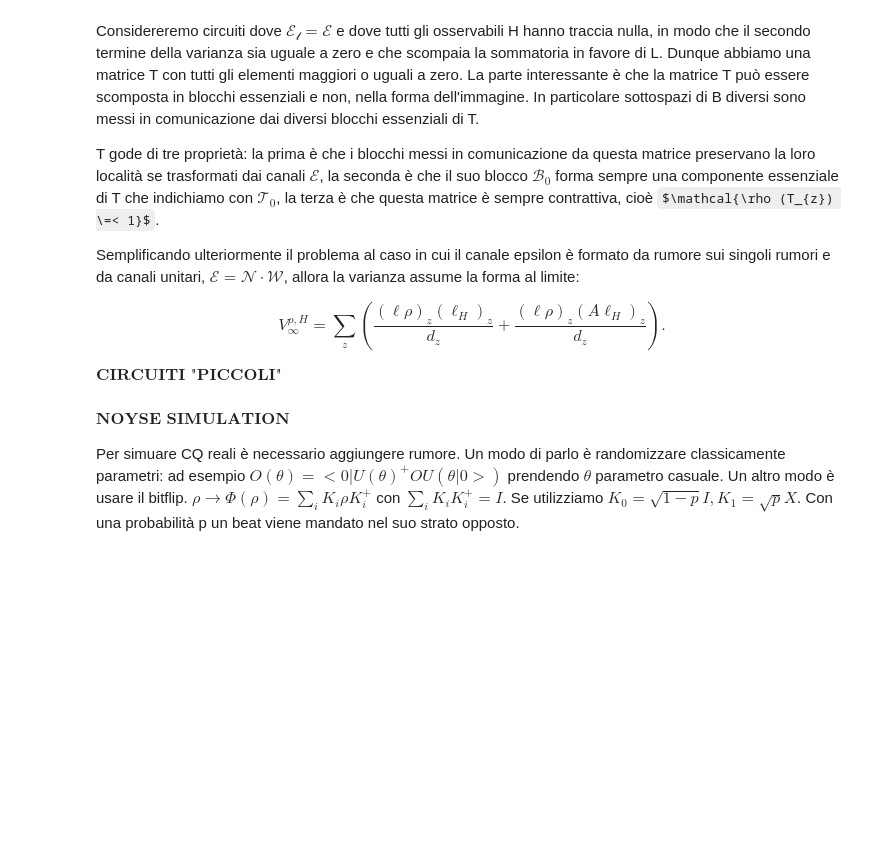
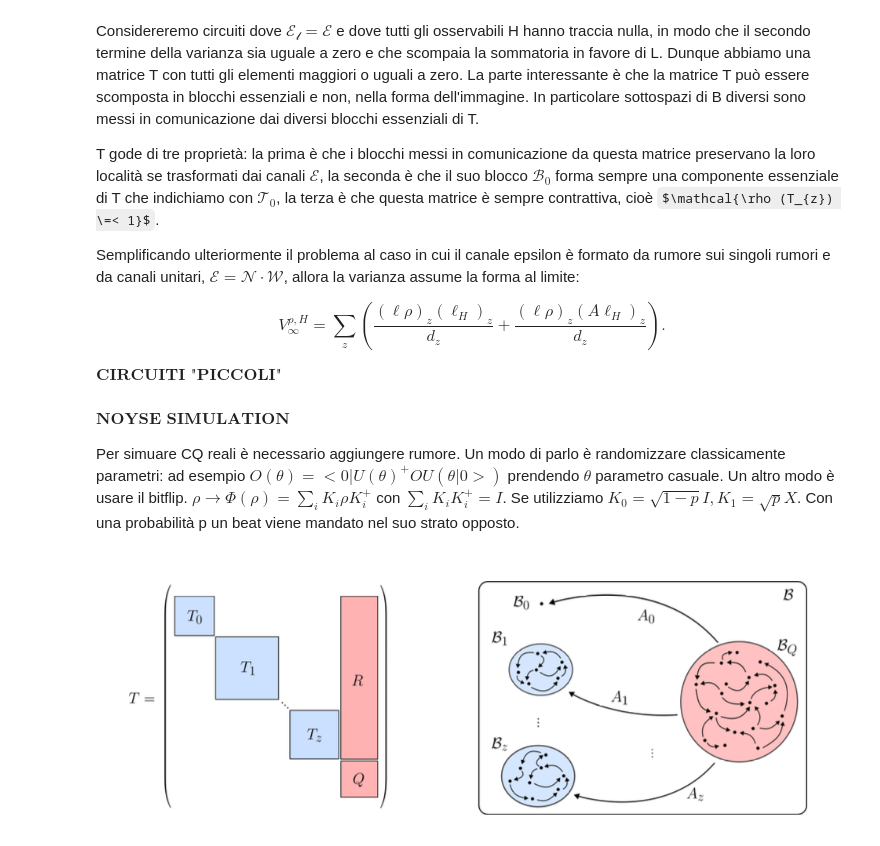
Before and after one commit to sebastianopian/QC.exam, a Jupyter notebook: 00project.ipynb, the cells around one changed output. Saved outputs shown, nothing was run; the diff lists cells and outputs as text; code cells hidden in the pictures; some formulas as TeX source; blank space fills up the shorter version.

```diff
--- a/00project.ipynb
+++ b/00project.ipynb
@@ -72,3 +72,13 @@ $\textbf{NOYSE SIMULATION}$
 Per simuare CQ reali è necessario aggiungere rumore.
 Un modo di parlo è randomizzare classicamente parametri: ad esempio $O(\theta)= <0|U(\theta)^+ O U(\theta|0>)$ prendendo $\theta$ parametro casuale.
 Un altro modo è usare il bitflip. $\rho \rightarrow \Phi(\rho)= \sum_i K_i \rho K_i^+$ con $\sum_i K_i K_i^+ =I$. Se utilizziamo $K_0 = \sqrt{1-p}I, K_1=\sqrt{p}X$. Con una probabilità p un beat viene mandato nel suo strato opposto.
+# %%
+from IPython.display import Image, display
+
+# Percorso dell'immagine
+image_path = "/Users/sebastianopian/Documents/Uni/Magistrale/QC.exam/Screenshot 2025-01-22 alle 11.21.30.png"
+
+# Visualizza l'immagine
+display(Image(filename=image_path))
+# %% [output]
+[figure, added]
```
